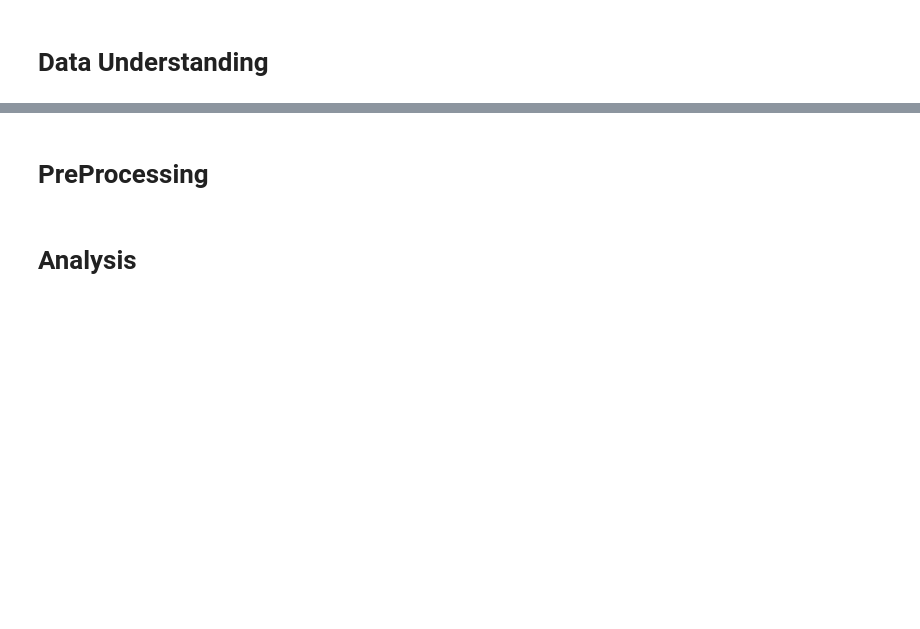
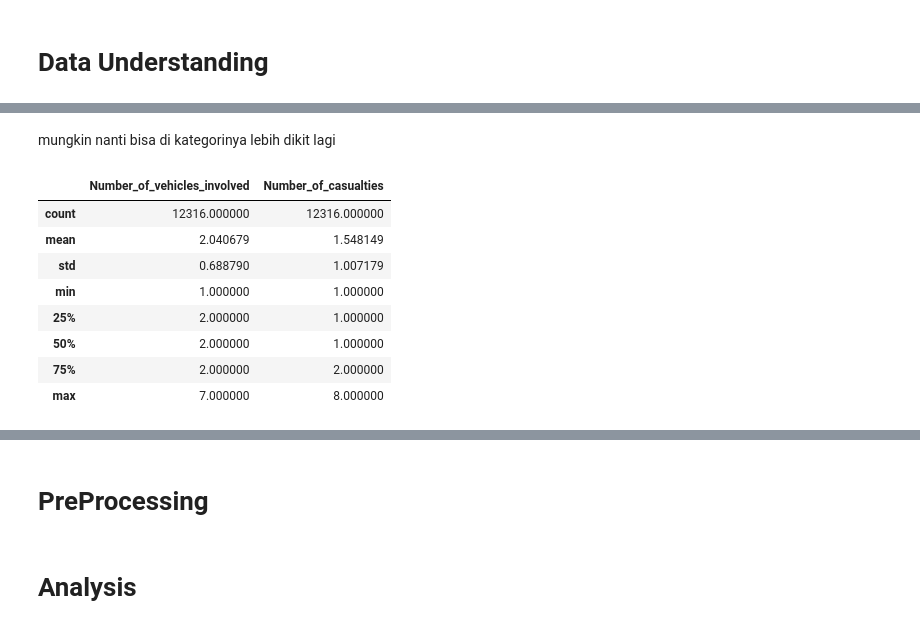
Before and after one commit to ahmadnafi30/3-AhmadNafiMubarok_OrieAbyanMaulana, a Jupyter notebook: code/main.ipynb, the cells around one changed output, grey strips where cells are left out. Saved outputs shown, nothing was run; the diff lists cells and outputs as text; code cells hidden in the pictures; blank space fills up the shorter version.

```diff
--- a/code/main.ipynb
+++ b/code/main.ipynb
@@ -30,0 +201,14 @@ df_train['Road_allignment'].value_counts()
+# %% [markdown]
+mungkin nanti bisa di kategorinya lebih dikit lagi
+# %%
+df_train.describe()
+# %% [output]
+|  | Number_of_vehicles_involved | Number_of_casualties |
+| count | 12316.000000 | 12316.000000 |
+| mean | 2.040679 | 1.548149 |
+| std | 0.688790 | 1.007179 |
+| min | 1.000000 | 1.000000 |
+| 25% | 2.000000 | 1.000000 |
+| 50% | 2.000000 | 1.000000 |
+| 75% | 2.000000 | 2.000000 |
+| max | 7.000000 | 8.000000 |
```
Also changed, not shown: parts of 85 cells of this notebook.
